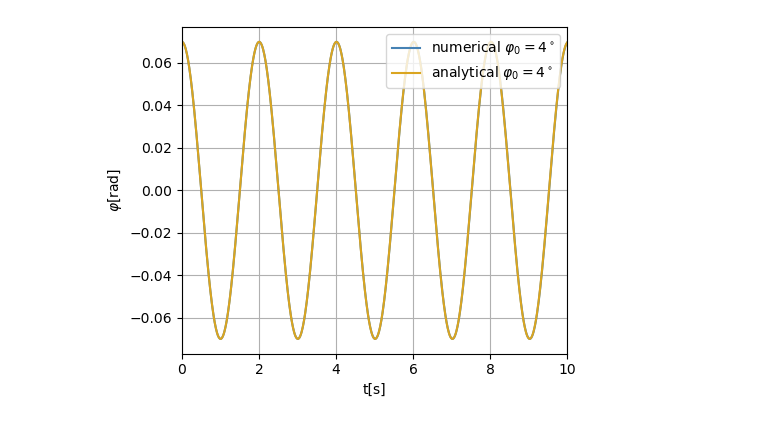
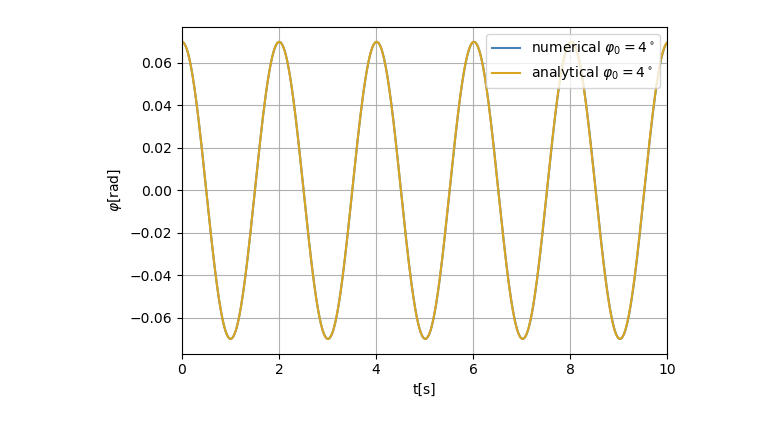
Before and after one commit to w-maks/Numerical-Pendulum, a Jupyter notebook: plots.ipynb, the cells around one changed output. Saved outputs shown, nothing was run; the diff lists cells and outputs as text; code cells hidden in the pictures.

```diff
--- a/plots.ipynb
+++ b/plots.ipynb
@@ -7,18 +7,18 @@ df_4 = pd.read_csv("./cmake-build-debug/pendulum_4.csv")
 # %%
 colors_2 = ['steelblue', 'goldenrod']
 # %%
-plt.figure(figsize=(5, 4))
+plt.figure(figsize=(6, 4))
 plt.plot(df_4['t'], df_4['phi'], label=r"numerical $\varphi_0 = 4^\circ$", color=colors_2[0])
 plt.plot(df_4['t'], df_4['phi_anal'], label=r"analytical $\varphi_0 = 4^\circ$", color=colors_2[1])
 plt.xlabel("t[s]")
 plt.ylabel(r"$\varphi$[rad]")
 plt.xlim(0,10)
 plt.grid(True)
 plt.legend(loc="upper right")
 plt.tight_layout()
 plt.show()
 # %% [output]
-[figure, old version]
+[figure, new version]
 # %%
 df_45 = pd.read_csv("./cmake-build-debug/pendulum_45.csv")
 df_90 = pd.read_csv("./cmake-build-debug/pendulum_90.csv")
```
Also changed, not shown: parts of 8 cells of this notebook.
